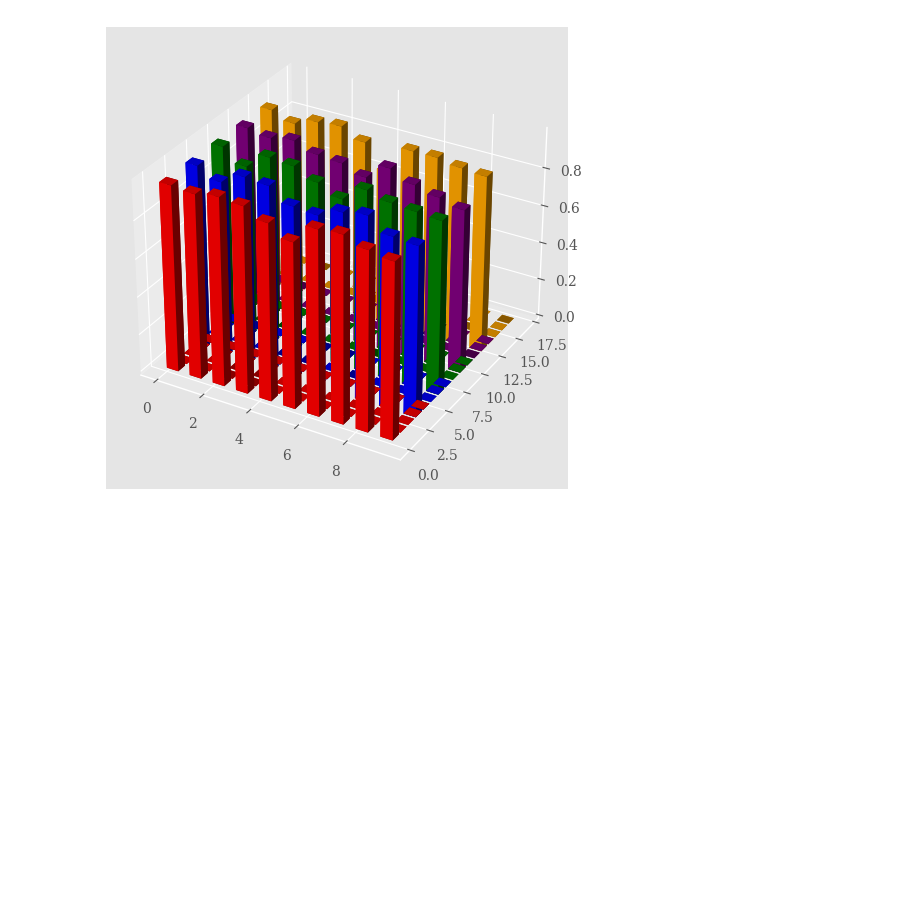
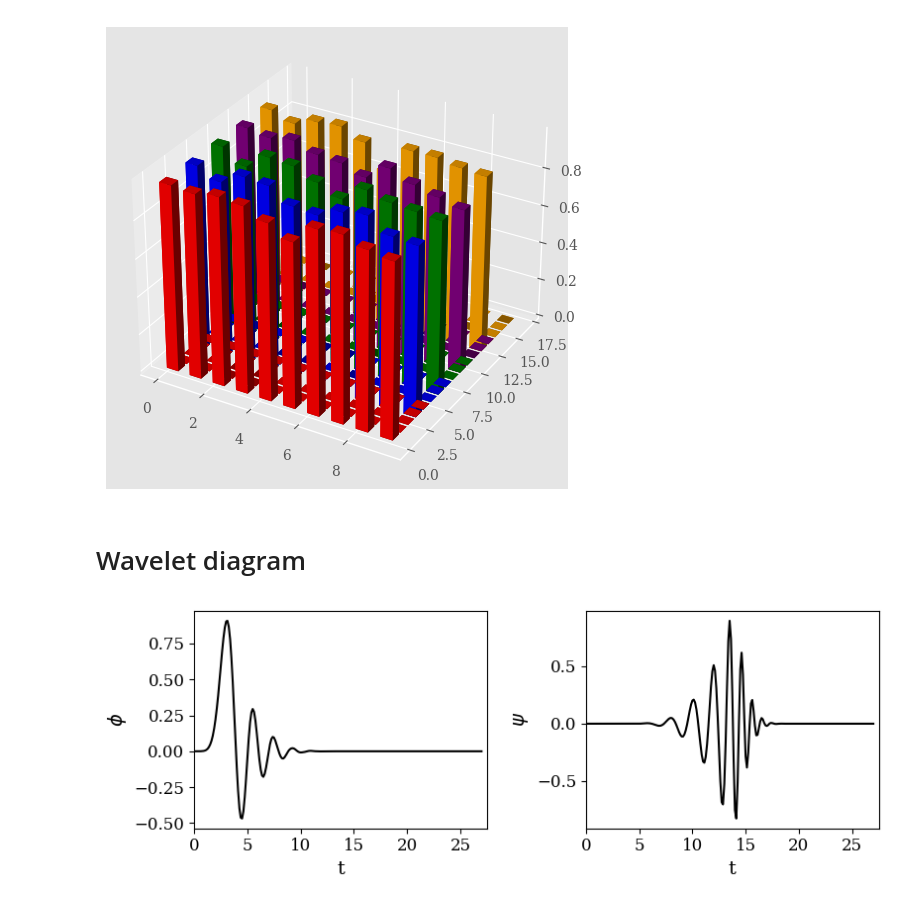
Before and after one commit to AbbasHussain72/Wavelet-featre-extraction-, a Jupyter notebook: final_wavelet_Transform_Technique.ipynb, the cells around one changed output. Drawn from its saved outputs; the diff is of its cells as text; code cells hidden in the pictures; blank space fills up the shorter version.

```diff
--- a/final_wavelet_Transform_Technique.ipynb
+++ b/final_wavelet_Transform_Technique.ipynb
@@ -2133,3 +2133,43 @@ av
 # plt.show()
 # %% [output]
 [figure]
+# %% [markdown]
+# Wavelet diagram
+# %%
+import pywt
+import matplotlib.pyplot as plt
+
+# wavelet = pywt.Wavelet('bior4.4')
+# phi_d, psi_d, phi, psi, x = wavelet.wavefun(level=3)
+
+wavelet = pywt.Wavelet('db14')
+phi, psi, x = wavelet.wavefun(level=3)
+
+
+# Plot the scaled function
+plt.figure(figsize=(8, 3))
+plt.subplot(1, 2, 1)
+plt.plot(x,phi,'k')
+plt.xlabel('t',fontsize=14)
+plt.ylabel(r'$\phi$',fontsize=14)
+# plt.xticks(rotation=90)
+plt.xticks(fontsize=12)
+plt.yticks(fontsize=12)
+plt.xlim(0,27.5)
+
+
+# Plot wavelet function
+plt.subplot(1, 2, 2)
+plt.plot(x,psi,'k')
+plt.xlabel('t',fontsize=14)
+plt.ylabel(r'$\psi$',fontsize=14)
+# plt.xticks(rotation=90)
+plt.xticks(fontsize=12)
+plt.yticks(fontsize=12)
+plt.xlim(0,27.5)
+
+
+
+plt.tight_layout()
+# %% [output]
+[figure, added]
```
Also changed, not shown: parts of 1 cell of this notebook.
